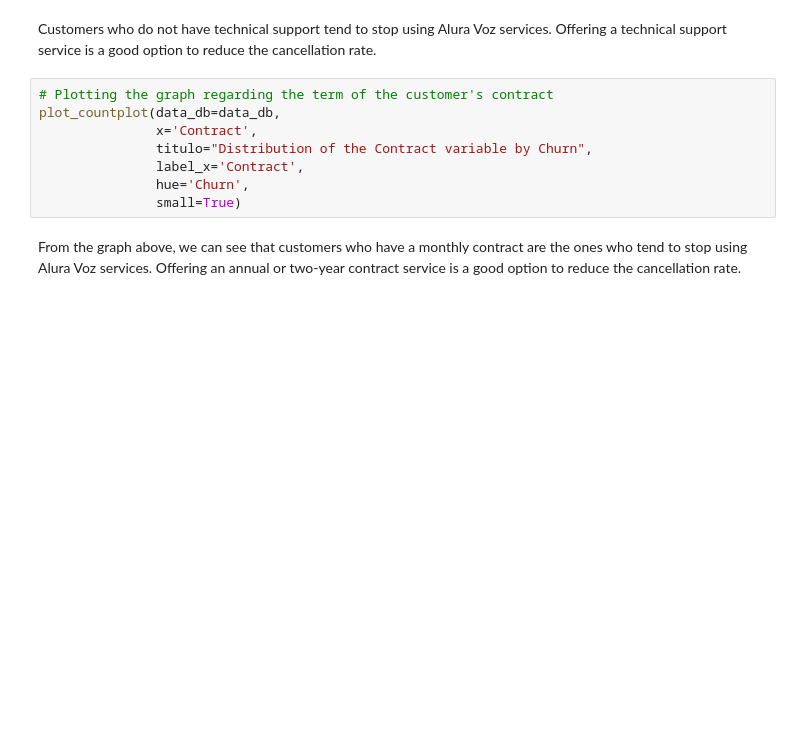
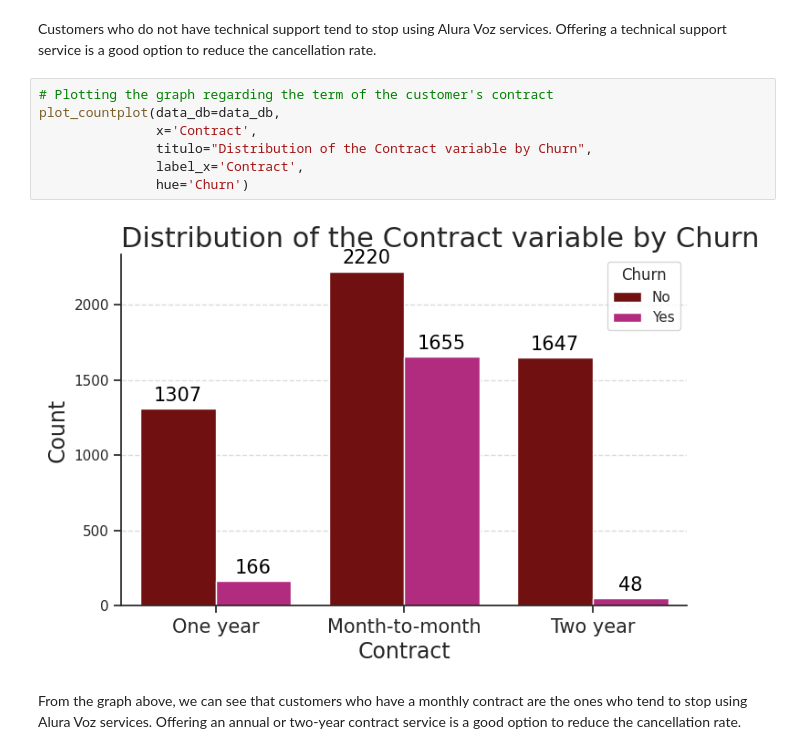
Before and after one commit to anderson-ferreira-83/Data_Science_Repo_anderson83, a Jupyter notebook: 1_Alura_Voz/Week_2_data_analysis/p2_Analysis_for_git.ipynb, the cells around one changed output. Cells and saved outputs as stored; diff of their text form; blank space fills up the shorter version.

```diff
--- a/1_Alura_Voz/Week_2_data_analysis/p2_Analysis_for_git.ipynb
+++ b/1_Alura_Voz/Week_2_data_analysis/p2_Analysis_for_git.ipynb
@@ -152,11 +212,12 @@ Customers who do not have technical support tend to stop using Alura Voz service
 # %%
 # Plotting the graph regarding the term of the customer's contract
 plot_countplot(data_db=data_db,
                x='Contract',
                titulo="Distribution of the Contract variable by Churn",
                label_x='Contract',
-               hue='Churn',
-               small=True)
+               hue='Churn')
+# %% [output]
+[figure, added]
 # %% [markdown]
 From the graph above, we can see that customers who have a monthly contract are the ones who tend to stop using Alura Voz services. Offering an annual or two-year contract service is a good option to reduce the cancellation rate.
 # %%
```
Also changed, not shown: parts of 29 cells of this notebook.
